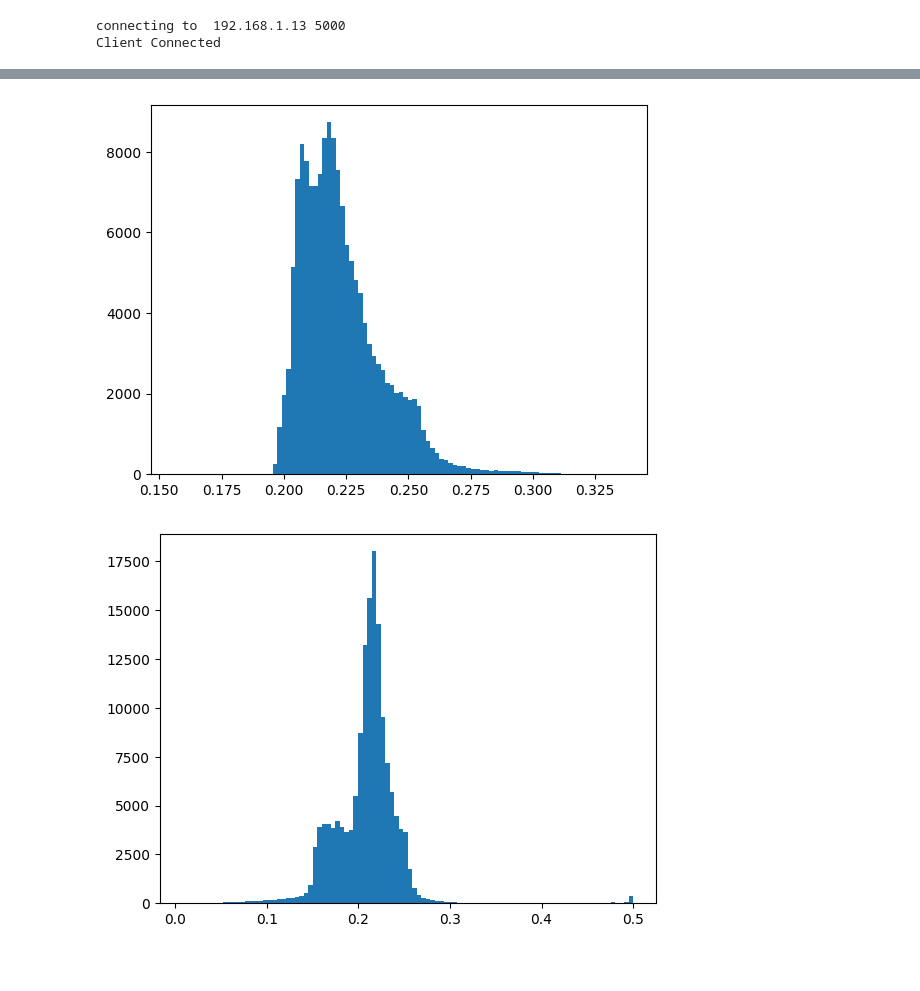
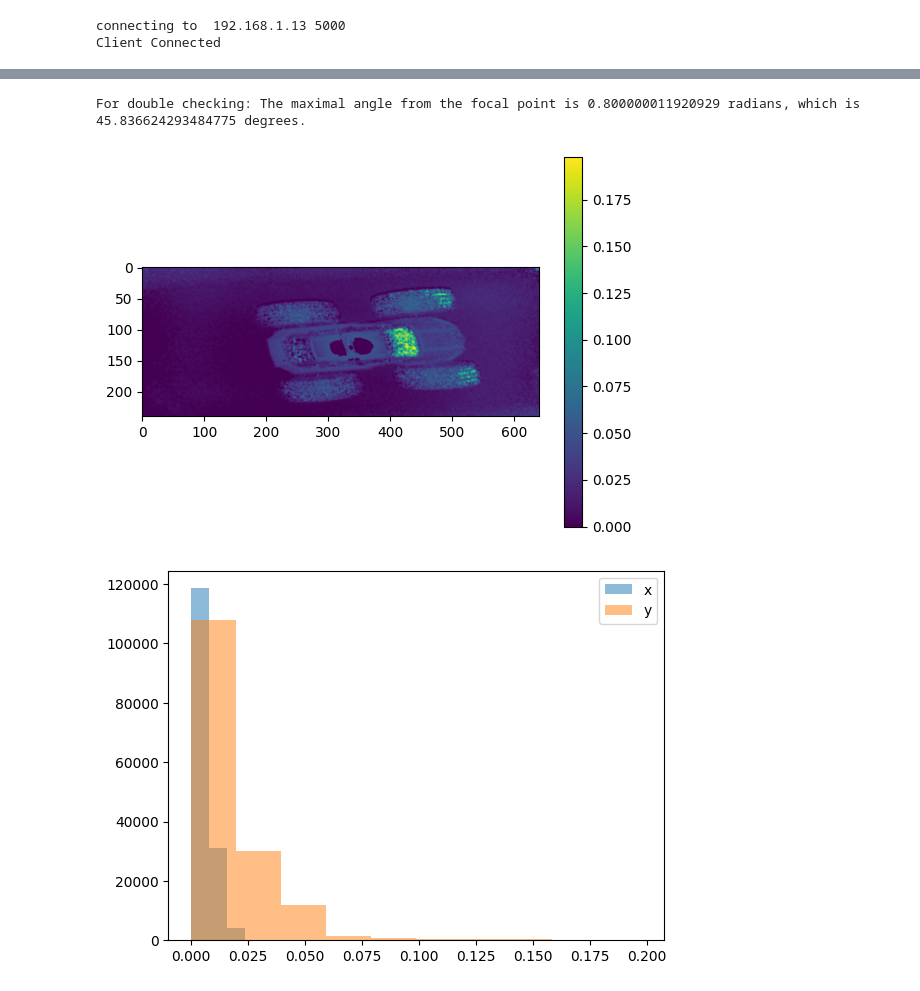
Before and after one commit to JulHeg/PigouvianWidthTax, a Jupyter notebook: scanner.ipynb, the cells around one changed output, grey strips where cells are left out. Cells and saved outputs as stored; diff of their text form; code cells hidden in the pictures; blank space fills up the shorter version.

```diff
--- a/scanner.ipynb
+++ b/scanner.ipynb
@@ -40,11 +41,37 @@ plt.show()
+# %%
+# We create an numpy array alpha with the angle the ray from each angle has versus the vertical axis in radians. Out camera looks down, so the exact middle angle has 0.
+axis_scales = [.004, .002]
+alphas = np.zeros_like(phase_img_clean)
+for i in range(alphas.shape[0]):
+    for j in range(alphas.shape[1]):
+        alphas[i, j] = (axis_scales[0]**2 * (i - alphas.shape[0] / 2)**2 + axis_scales[1]**2 * (j - alphas.shape[1] / 2)**2)**0.5
+print(f"For double checking: The maximal angle from the focal point is {np.max(alphas)} radians, which is {np.max(alphas) * 180 / np.pi} degrees.")
+
+def get_heights_from_distances(distances, h0=None):
+    global alphas
+    if h0 is None:
+        return np.cos(alphas) * distances
+    return np.clip(h0 - np.cos(alphas) * distances, a_min=0, a_max=None)
+# %% [output]
+For double checking: The maximal angle from the focal point is 0.800000011920929 radians, which is 45.836624293484775 degrees.
+# %%
+camera_height_above_ground = 0.2
+plt.imshow(get_heights_from_distances(preprocess_image(phase_img), camera_height_above_ground))
+plt.colorbar()
+plt.show()
+# %% [output]
+[figure, added]
 # %%
-plt.hist(preprocess_image(phase_img_clean).flatten(), bins=100)
+# plt.hist(preprocess_image(phase_img_clean).flatten(), bins=100)
+# plt.show()
+# plt.hist(preprocess_image(phase_img).flatten(), bins=100)
+# plt.show()
+plt.hist(get_heights_from_distances(preprocess_image(phase_img_clean), camera_height_above_ground).flatten(), alpha=0.5, label='x')
+plt.hist(get_heights_from_distances(preprocess_image(phase_img), camera_height_above_ground).flatten(), alpha=0.5, label='y')
+plt.legend(loc='upper right')
 plt.show()
-plt.hist(preprocess_image(phase_img).flatten(), bins=100)
-plt.show()
 # %% [output]
-[figure, old version]
+[figure, new version]
-[figure, removed]
 # %%
 def getLargestCC(segmentation):
     labels = label(segmentation)
```
Also changed, not shown: parts of 5 cells of this notebook.
